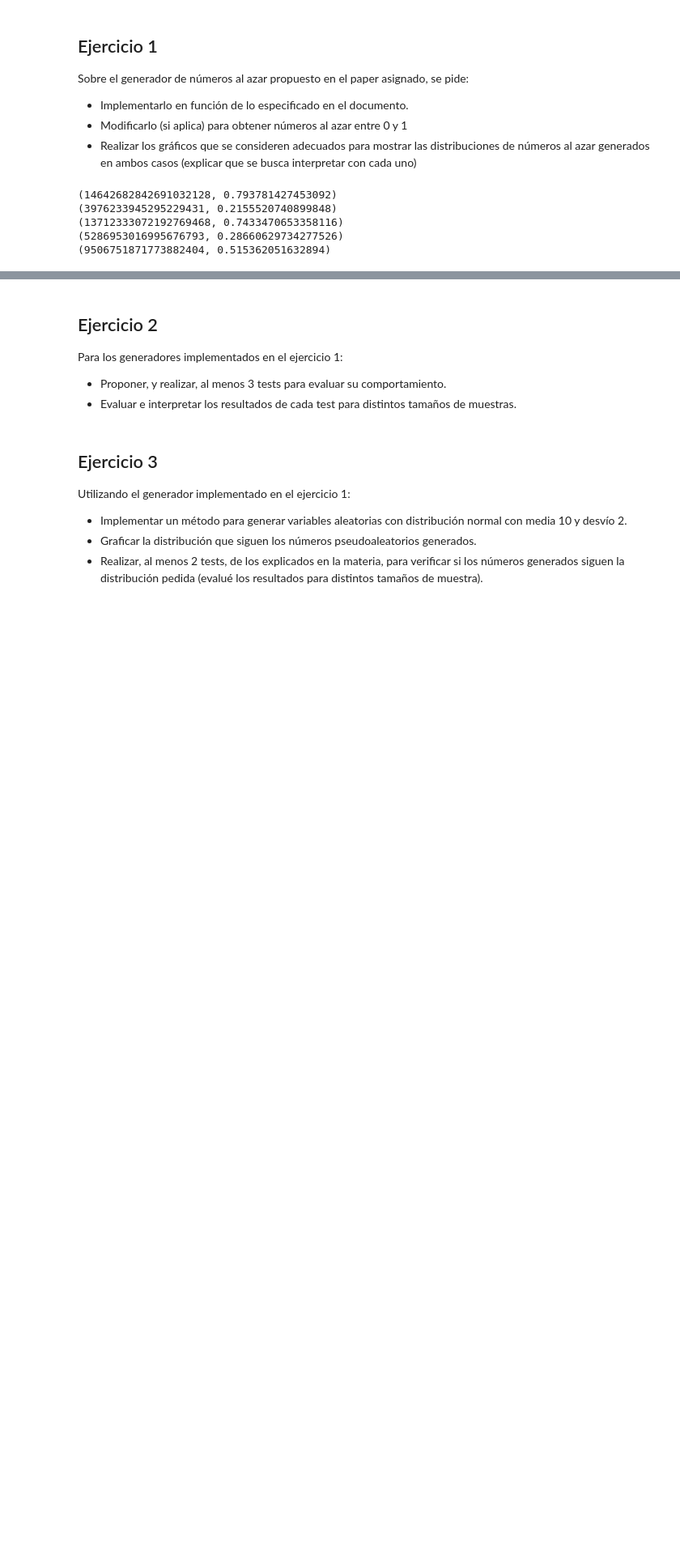
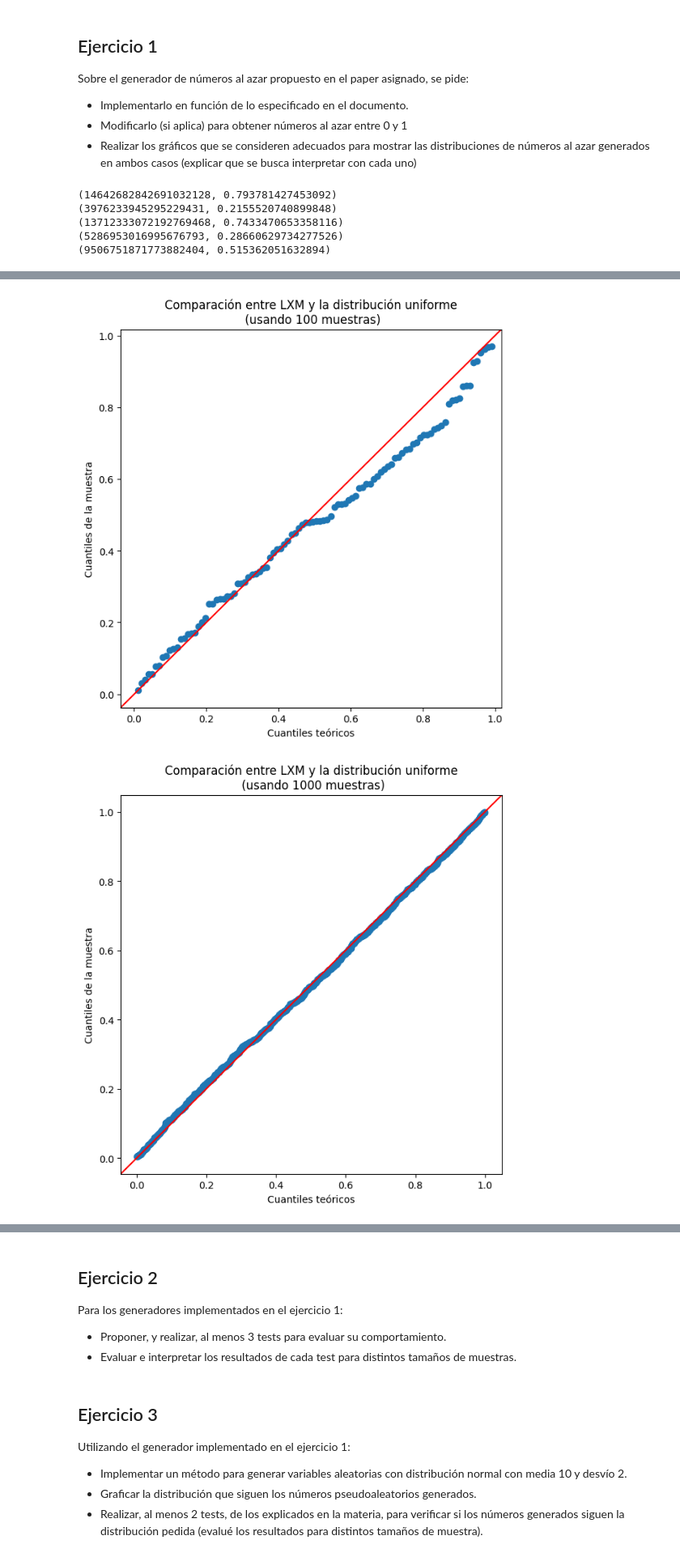
Before and after one commit to jalbarrac/simulacion_grupo2_2c_2022, a Jupyter notebook: LXM.ipynb, the cells around one changed output, grey strips where cells are left out. Shown at 81% size. Drawn from its saved outputs; the diff is of its cells as text; code cells hidden in the pictures; blank space fills up the shorter version.

```diff
--- a/LXM.ipynb
+++ b/LXM.ipynb
@@ -98,0 +109,25 @@ for i in range(len(cantidades)):
+# %%
+import numpy as np
+import statsmodels.api as sm
+import pylab as py
+from scipy.stats import uniform
+
+cantidades = [100, 1000, 10000]
+
+for cantidad in cantidades:
+
+    muestras = []
+
+    for j in range(cantidad):
+        muestras.append(next(g)[1])
+
+    muestras_np = np.array(muestras)
+    fig, ax = plt.subplots(figsize = ( 7 , 7 ))
+    sm.qqplot(muestras_np, dist=uniform, line='45', ax=ax)
+    ax.set_title("Comparación entre LXM y la distribución uniforme\n (usando " + str(cantidad) + " muestras)")
+    ax.set_ylabel("Cuantiles de la muestra")
+    ax.set_xlabel("Cuantiles teóricos")
+    py.show()
+# %% [output]
+[figure, added]
+[figure, added]
```
Also changed, not shown: parts of 5 cells of this notebook.
